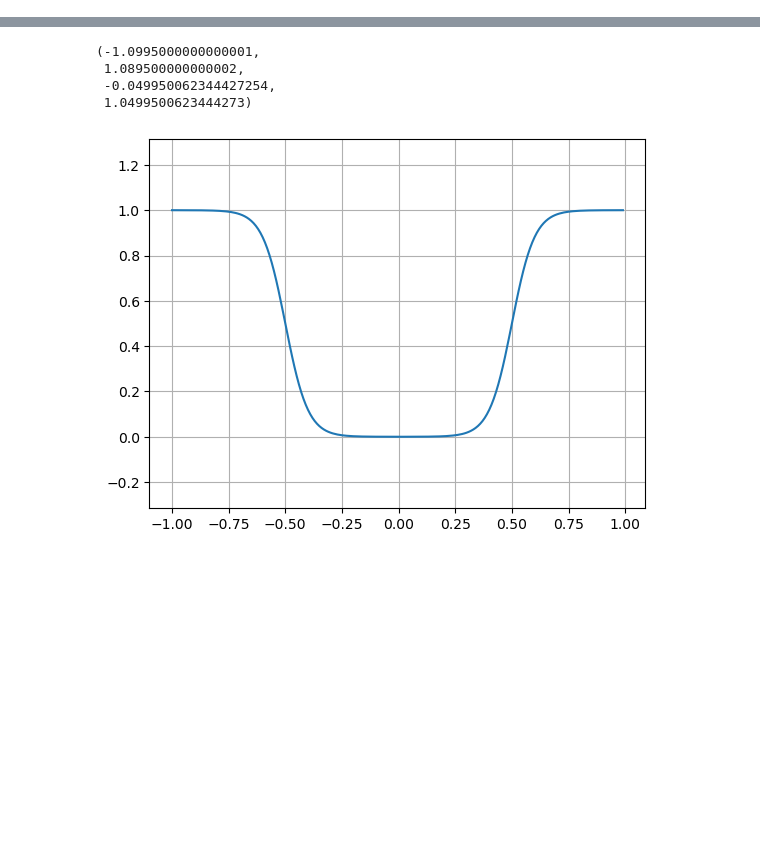
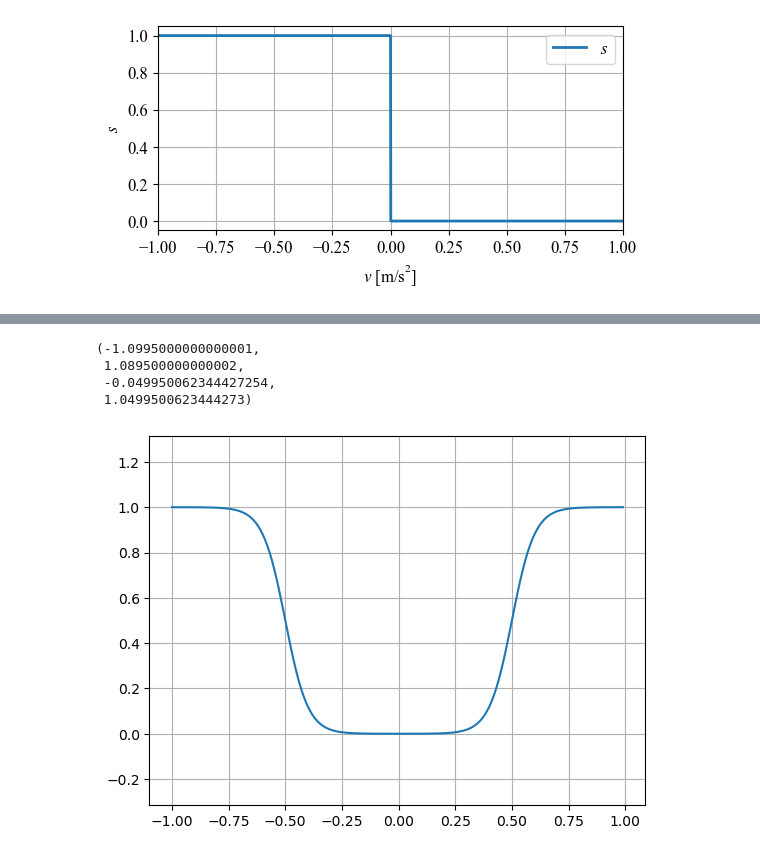
Before and after one commit to YoshimitsuMatsutaIe/rmp-py, a Jupyter notebook: misc/func_visualization.ipynb, the cells around one changed output, grey strips where cells are left out. Drawn from its saved outputs; the diff is of its cells as text; code cells hidden in the pictures; blank space fills up the shorter version.

```diff
--- a/misc/func_visualization.ipynb
+++ b/misc/func_visualization.ipynb
@@ -32,3 +31,22 @@ plt.axis('equal')
+# %%
+def sgn2(v):
+    if abs(v) < 1e-5:
+        return 1
+    else:
+        return 1/2*(1-v/abs(v))
+
+y_sgn = [sgn2(i) for i in x]
+fig = plt.figure(figsize=(6, 3))
+ax = fig.add_subplot(111)
+ax.plot(x, y_sgn, label=r"$s$")
+ax.grid()
+ax.set_xlim(-1, 1)
+ax.set_xlabel(r"$\it{v}$ [$\rm{m/s^2}$]")
+ax.set_ylabel(r"$\it{s}$")
+ax.legend()
+fig.savefig('syuron_3_fig/sgn.png')
+# %% [output]
+[figure, added]
 # %%
 def sigmoid(x, alpha):
     return 1 / (1 + sy.exp(-alpha * x))
```
Also changed, not shown: parts of 6 cells of this notebook, 6 other files.
